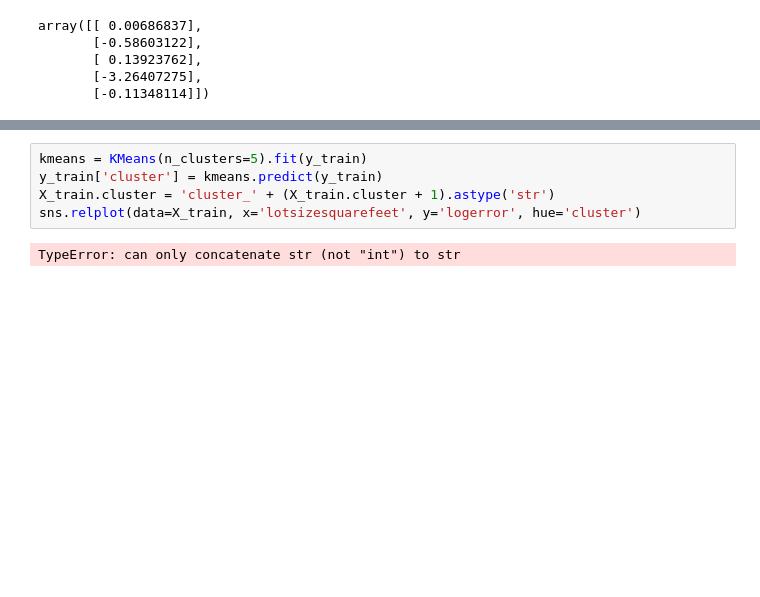
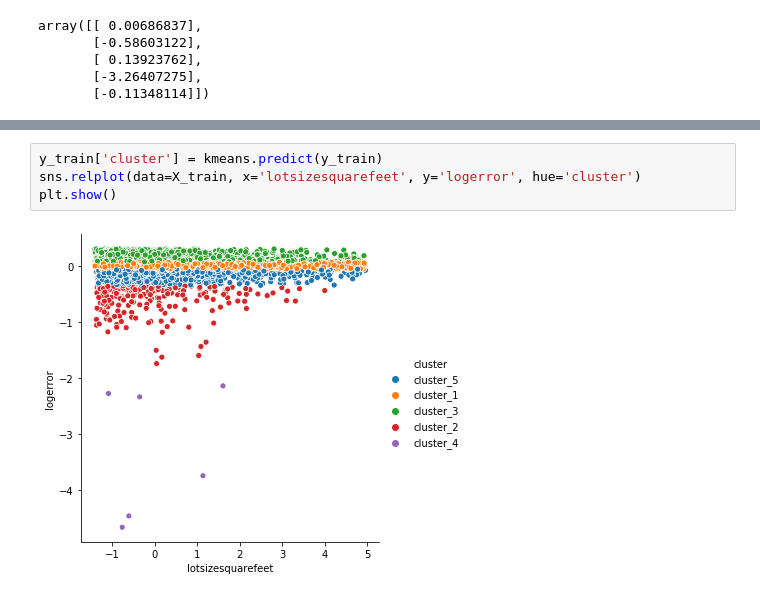
Before and after one commit to Osdorn-Typewriter-Repair/osdorn_project, a Jupyter notebook: osdorn_project_sean.ipynb, the cells around one changed output, grey strips where cells are left out. Cells and saved outputs as stored; diff of their text form; blank space fills up the shorter version.

```diff
--- a/osdorn_project_sean.ipynb
+++ b/osdorn_project_sean.ipynb
@@ -432,7 +431,6 @@ sns.relplot(data=X_train, x='bedroomcnt', y='logerror', hue='cluster')
 # %%
-kmeans = KMeans(n_clusters=5).fit(y_train)
 y_train['cluster'] = kmeans.predict(y_train)
-X_train.cluster = 'cluster_' + (X_train.cluster + 1).astype('str')
 sns.relplot(data=X_train, x='lotsizesquarefeet', y='logerror', hue='cluster')
+plt.show()
 # %% [output]
-TypeError: can only concatenate str (not "int") to str
+[figure, added]
```
Also changed, not shown: parts of 9 cells of this notebook.
